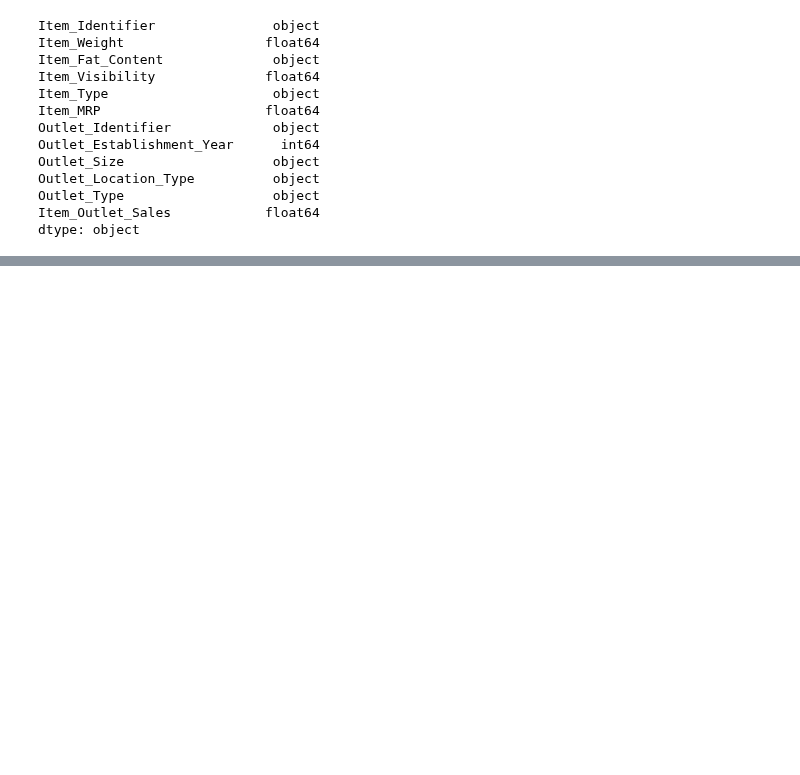
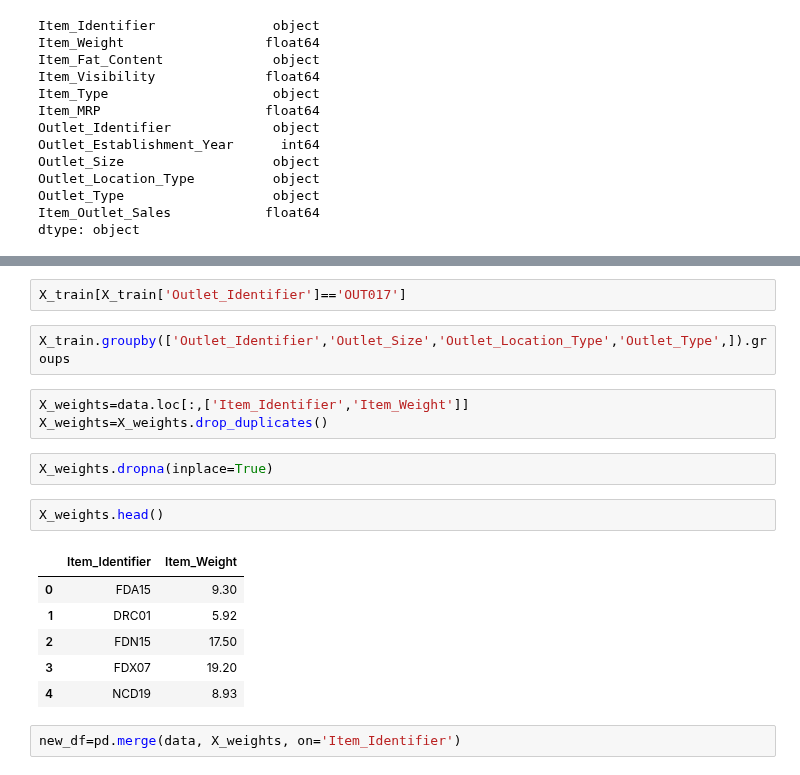
Before and after one commit to sagarbhadra7/Data-Science, a Jupyter notebook: Big_Mart_Sale.ipynb, the cells around one changed output, grey strips where cells are left out. Cells and saved outputs as stored; diff of their text form; blank space fills up the shorter version.

```diff
--- a/Big_Mart_Sale.ipynb
+++ b/Big_Mart_Sale.ipynb
@@ -61,0 +226,20 @@ X_train[category]
+# %%
+X_train[X_train['Outlet_Identifier']=='OUT017']
+# %%
+X_train.groupby(['Outlet_Identifier','Outlet_Size','Outlet_Location_Type','Outlet_Type',]).groups
+# %%
+X_weights=data.loc[:,['Item_Identifier','Item_Weight']]
+X_weights=X_weights.drop_duplicates()
+# %%
+X_weights.dropna(inplace=True)
+# %%
+X_weights.head()
+# %% [output]
+|  | Item_Identifier | Item_Weight |
+| 0 | FDA15 | 9.30 |
+| 1 | DRC01 | 5.92 |
+| 2 | FDN15 | 17.50 |
+| 3 | FDX07 | 19.20 |
+| 4 | NCD19 | 8.93 |
+# %%
+new_df=pd.merge(data, X_weights, on='Item_Identifier')
```
Also changed, not shown: parts of 27 cells of this notebook.
